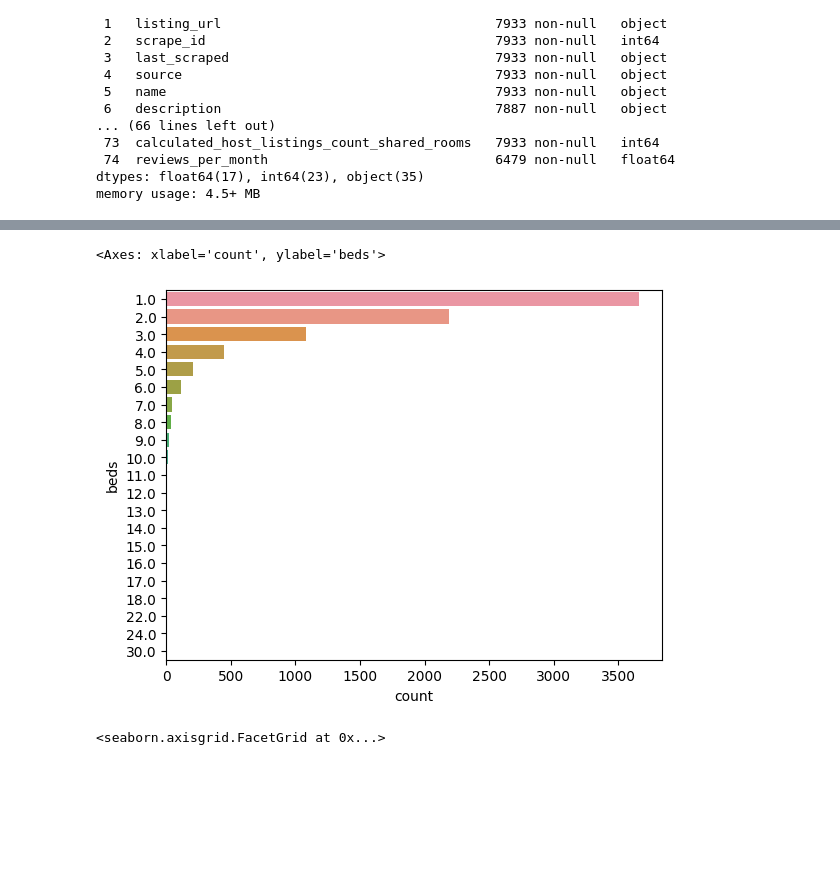
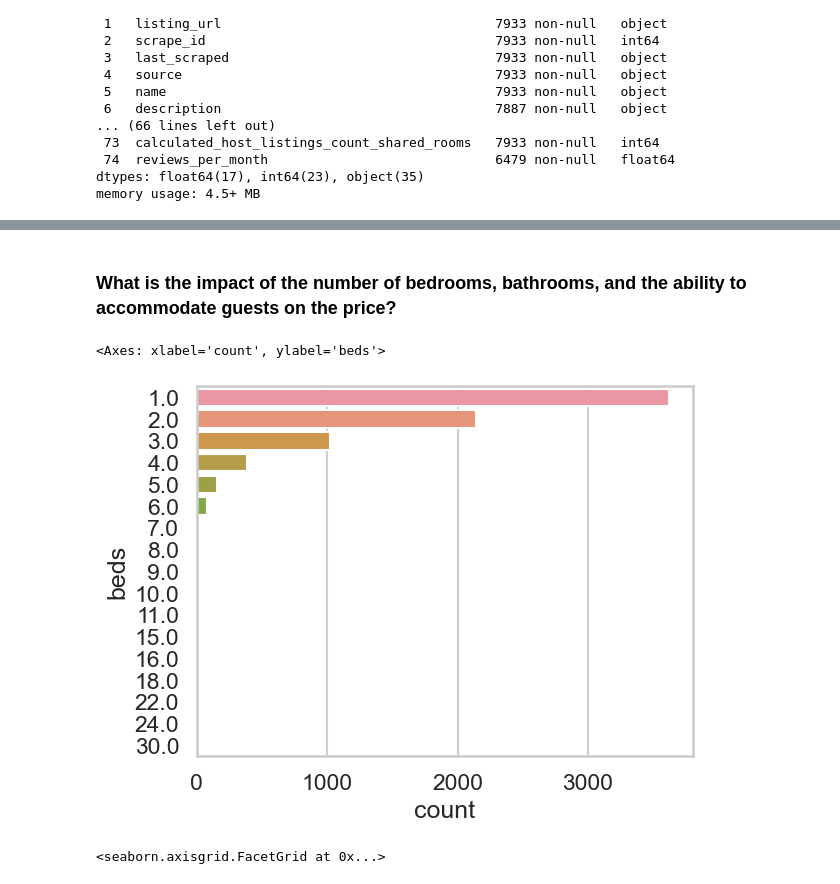
Before and after one commit to rohankumar586/AirBnb_price_predictor, a Jupyter notebook: code_Lakshya.ipynb, the cells around one changed output, grey strips where cells are left out. Drawn from its saved outputs; the diff is of its cells as text; code cells hidden in the pictures; blank space fills up the shorter version.

Commit message:
started data cleaning and EDA

```diff
--- a/code_Lakshya.ipynb
+++ b/code_Lakshya.ipynb
@@ -11,6 +21,6 @@ warnings.filterwarnings('ignore')
 # %%
-montreal = pd.read_csv('./data/montreal.csv')
-montreal.head()
+data = pd.read_csv(f"data/{city}.csv")
+data.head()
 # %% [output]
 |  | id | listing_url | scrape_id | last_scraped | source | name | description | neighborhood_overview | ... |
 | 0 | 534948 | https://www.airbnb.com/rooms/534948 | 20230902231108 | 2023-09-03 | city scrape | Rental unit in Montreal · ★4.83 ·... | <b>The space</b><br />The apartme... | NaN | ... |
@@ -77,0 +55,24 @@ montreal_df.head()
+# %%
+# Convert daily price in local currency to float
+data['price'] = data['price'].str.replace(r"(\$|,)", "").astype(float)
+# %%
+object_to_dtype = {
+    "host_since": "datetime64[ns]",
+    "host_response_rate": "float",
+    "host_acceptance_rate": "float",
+    "host_is_superhost": "bool",
+    "host_has_profile_pic": "bool",
+    "host_identity_verified": "bool",
+    "instant_bookable": "bool",
+    "has_availability": "bool",
+}
+
+for col, dtype in object_to_dtype.items():
+    if dtype == "float":
+        data[col] = data[col].str.replace("%", "").astype(dtype)
+    elif dtype == "bool":
+        data[col] = data[col].map({"t": True, "f": False}).astype(dtype)
+    elif dtype == "datetime64[ns]":
+        data[col] = pd.to_datetime(data[col])
+    else:
+        raise ValueError(f"Unknown dtype: {dtype}")
@@ -77,0 +89,4 @@ montreal_df.head()
+# %%
+# Remove outliers (price > 95% quantile)
+data_cleaned = data[data["price"] < data["price"].quantile(0.95)]
+print(f"Rows dropped: {data.shape[0] - data_cleaned.shape[0]}")
@@ -78,9 +352,11 @@ montreal_df.head()
+# %% [markdown]
+### What is the impact of the number of bedrooms, bathrooms, and the ability to accommodate guests on the price?
 # %%
 # Beds
-sns.countplot(y='beds', data=montreal_df)
+sns.countplot(y='beds', data=data_cleaned)
 # %% [output]
 <Axes: xlabel='count', ylabel='beds'>
-[figure, old version]
+[figure, new version]
 # %%
 # Average review rating
 sns.displot(montreal_df['review_scores_rating'], bins=20, kde=True)
```
Also changed, not shown: parts of 31 cells of this notebook.
